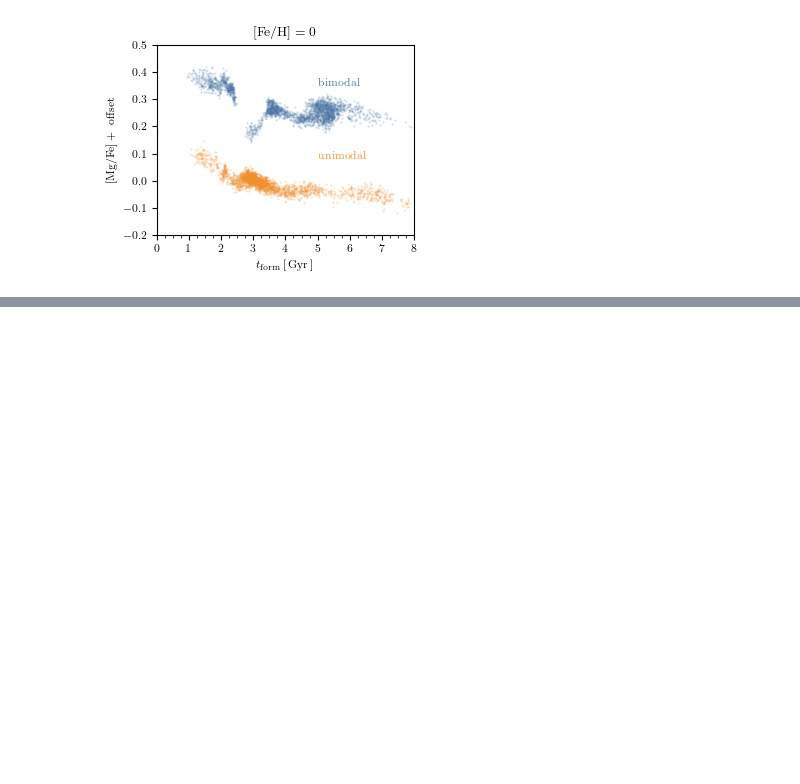
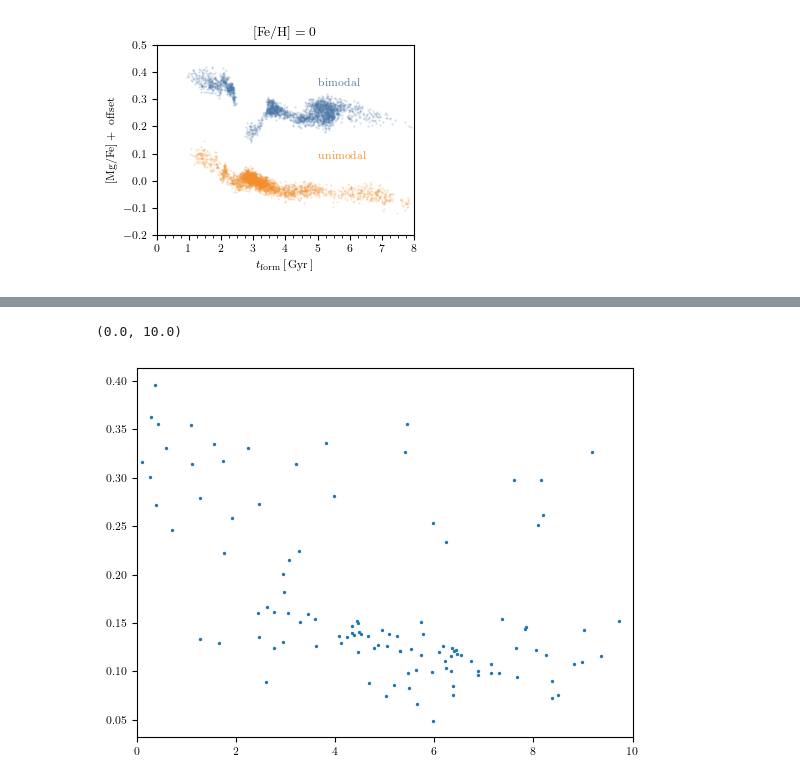
Before and after one commit to gusbeane/GSEgas, a Jupyter notebook: plots/alpha_vs_tform/alpha_vs_tform.ipynb, the cells around one changed output, grey strips where cells are left out. Drawn from its saved outputs; the diff is of its cells as text; code cells hidden in the pictures; blank space fills up the shorter version.

```diff
--- a/plots/alpha_vs_tform/alpha_vs_tform.ipynb
+++ b/plots/alpha_vs_tform/alpha_vs_tform.ipynb
@@ -117,0 +131,28 @@ fig.savefig('alpha_vs_tform.pdf')
+# %%
+def get_age_age_err(data):
+    age_RC      = data['Age_RC_AGB'][data['Age_Cat'] == 'RC']
+    age_RCp     = data['S_Age_RC+'][data['Age_Cat'] == 'RC']
+    age_RCm     = data['S_Age'][data['Age_Cat'] == 'RC']
+    age_RC_err  = np.maximum(age_RCp, -age_RCm)
+
+    age_AGB     = data['Age_RC_AGB'][data['Age_Cat'] == 'AGB']
+    age_AGBp    = data['S_Age_RC+'][data['Age_Cat'] == 'AGB']
+    age_AGBm    = data['S_Age'][data['Age_Cat'] == 'AGB']
+    age_AGB_err = np.maximum(age_AGBp, -age_AGBm)
+
+    age_RGB     = data['Age_RGB'][data['Age_Cat'] == 'RGB']
+    age_RGBp    = data['S_Age_RGB+'][data['Age_Cat'] == 'RGB']
+    age_RGBm    = data['S_Age_RGB-'][data['Age_Cat'] == 'RGB']
+    age_RGB_err = np.maximum(age_RGBp, -age_RGBm)
+
+    age = np.full_like(data['Age_RGB'], np.nan)
+    age[data['Age_Cat'] == 'RC']  = age_RC
+    age[data['Age_Cat'] == 'AGB'] = age_AGB
+    age[data['Age_Cat'] == 'RGB'] = age_RGB
+
+    age_err = np.full_like(data['Age_RGB'], np.nan)
+    age_err[data['Age_Cat'] == 'RC']  = age_RC_err
+    age_err[data['Age_Cat'] == 'AGB'] = age_AGB_err
+    age_err[data['Age_Cat'] == 'RGB'] = age_RGB_err
+
+    return age, age_err
@@ -117,0 +475,10 @@ fig.savefig('alpha_vs_tform.pdf')
+# %%
+dlogFeH = 0.2
+logFeH0 = -0.5
+key = np.logical_and(MWdat['logFeH'] > logFeH0 - dlogFeH/2, MWdat['logFeH'] < logFeH0 + dlogFeH/2)
+plt.scatter(10-MWdat['ages'][key], MWdat['logMgFe'][key], s=2)
+# plt.scatter(MWdat['ages'][key], MWdat['logMgFe'][key], s=2)
+plt.xlim(0, 10)
+# %% [output]
+(0.0, 10.0)
+[figure, added]
```
Also changed, not shown: parts of 11 cells of this notebook, 2 other files.
